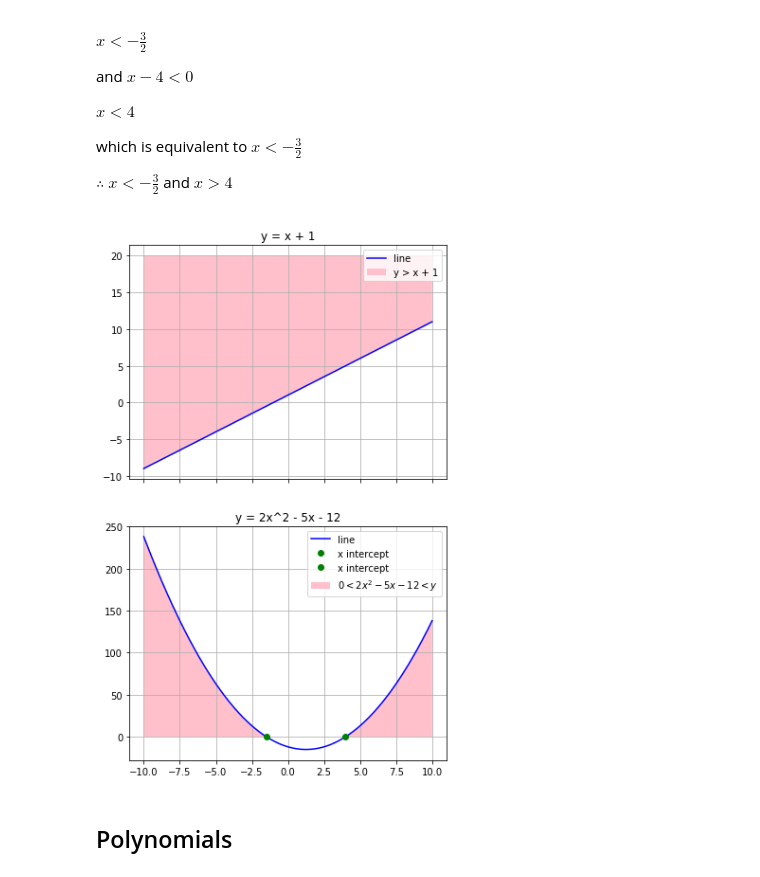
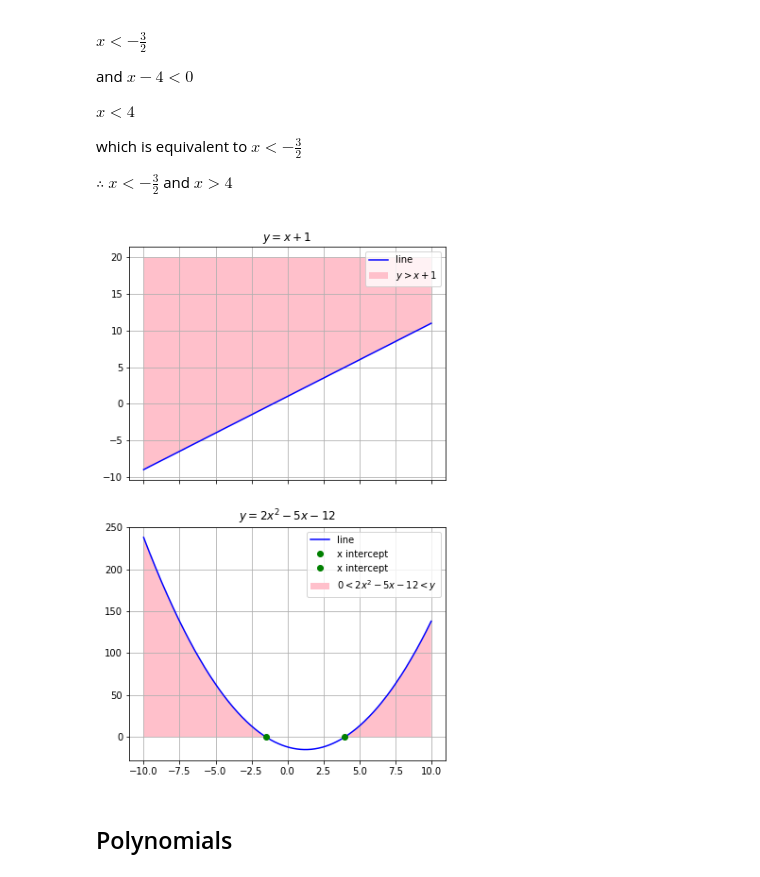
Before and after one commit to KiranArun/A-Level_Maths, a Jupyter notebook: Algebra_and_functions/Algebra_and_functions.ipynb, the cells around one changed output. Saved outputs shown, nothing was run; the diff lists cells and outputs as text; code cells hidden in the pictures.

Commit message:
added latex in python plots

```diff
--- a/Algebra_and_functions/Algebra_and_functions.ipynb
+++ b/Algebra_and_functions/Algebra_and_functions.ipynb
@@ -485,37 +485,37 @@ quad_y = quad_eq(x,a,b,c)
 # list ot store x values where y = 0 (aka the x intercepts)
 x_intercepts = []
 
 # loop through y values find x intercepts (out of the sample values)
 # later we'll implement the maths
 for i in range(quad_y.size):
     if quad_y[i] < 0.1 and quad_y[i] > -0.1:
         x_intercepts.append(i)
 
 # plot graph and points
 fig, ax = plt.subplots(2, 1, sharex=True, figsize=(6,10))
 
-ax[0].set_title('y = x + 1')
+ax[0].set_title('$y = x + 1$')
 
 ax[0].plot(x,lin_y, label='line', color='b')
 
-ax[0].fill_between(x, 20, lin_y, label='y > x + 1', facecolor='pink')
+ax[0].fill_between(x, 20, lin_y, label='$y > x + 1$', facecolor='pink')
 
-ax[1].set_title("y = 2x^2 - 5x - 12")
+ax[1].set_title('$y = 2x^2 - 5x - 12$')
 
 ax[1].plot(x,quad_y, label='line', color='b')
 ax[1].plot(x[x_intercepts[0]], quad_y[x_intercepts[0]], 'om', color='g', label='x intercept')
 ax[1].plot(x[x_intercepts[1]], quad_y[x_intercepts[1]], 'om', color='g', label='x intercept')
 
 ax[1].fill_between(x[0:x_intercepts[0]], 0, quad_eq(x[0:x_intercepts[0]],a,b,c), label='$0 < 2x^2 - 5x - 12 < y$', facecolor='pink')
 ax[1].fill_between(x[x_intercepts[1]:], 0, quad_eq(x[x_intercepts[1]:],a,b,c), facecolor='pink')
 
 for axes in ax:
     axes.legend(loc=1)
     axes.grid(True)
 
 plt.show()
 # %% [output]
-[figure, old version]
+[figure, new version]
 # %% [markdown]
 <a id='Polynomials'></a>
 ## Polynomials
```
Also changed, not shown: parts of 7 cells of this notebook.
